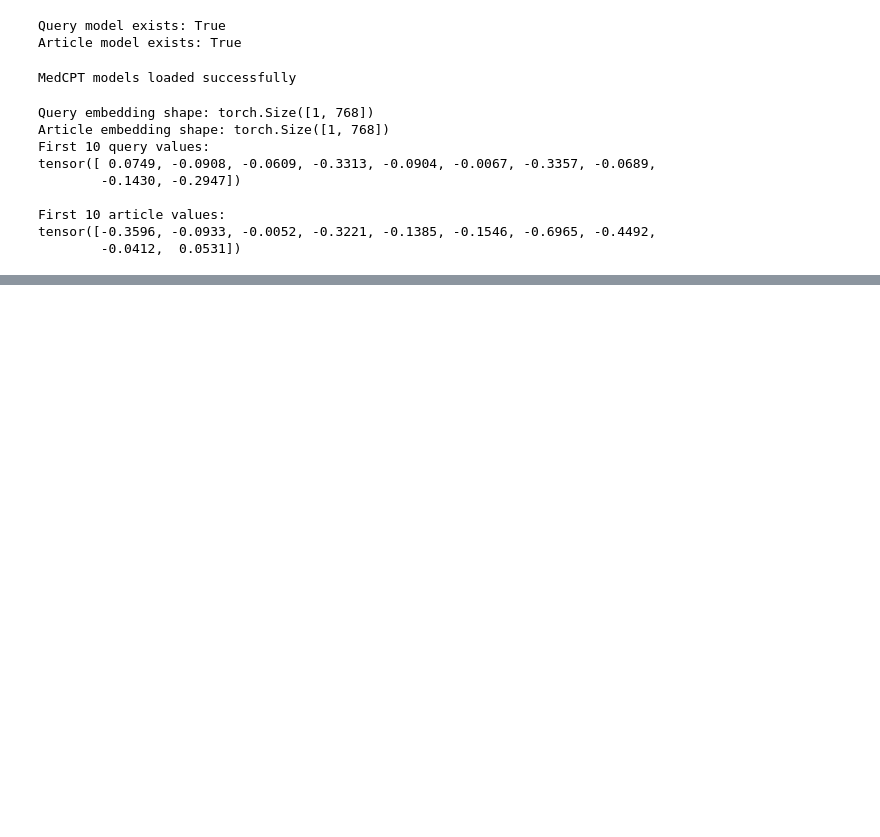
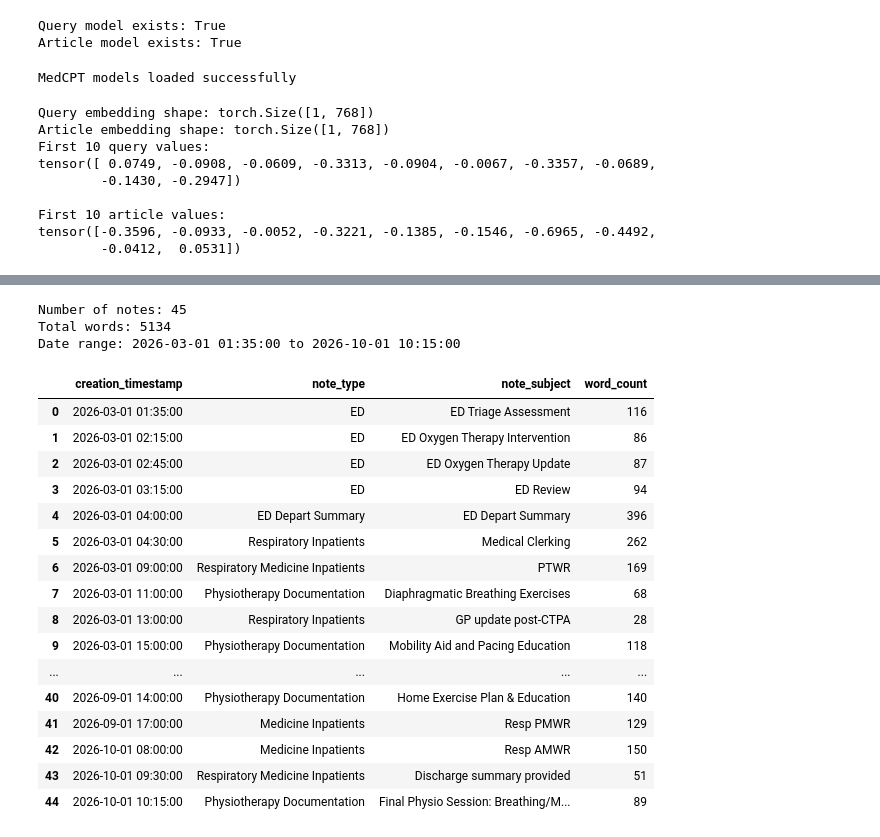
Before and after one commit to pallavi-cs-ai/clinical-summarization-eval, a Jupyter notebook: notebooks/03_workflow_2_rag_experiments.ipynb, the cells around one changed output, grey strips where cells are left out. Drawn from its saved outputs; the diff is of its cells as text; code cells hidden in the pictures; blank space fills up the shorter version.

```diff
--- a/notebooks/03_workflow_2_rag_experiments.ipynb
+++ b/notebooks/03_workflow_2_rag_experiments.ipynb
@@ -1016,0 +1584,63 @@ tensor([-0.3596, -0.0933, -0.0052, -0.3221, -0.1385, -0.1546, -0.6965, -0.4492,
+# %%
+# ============================================================
+# Inspect the selected candidate patient's clinical record
+# ============================================================
+# Candidate was selected because it has the richest unique
+# longitudinal record after deduplication:
+#   - 45 unique clinical notes
+#   - 5,134 total words
+#   - 214-day chronological span
+#
+# Before locking this patient for the 3 × 3 configuration
+# experiment, inspect the note sequence to confirm that the
+# record contains meaningful clinical progression over time.
+# ============================================================
+
+SELECTED_PERSON_ID = "c6c45c39-cd73-49dd-818d-0a7865fe8a7f"
+
+selected_patient_notes = (
+    notes_dedup[
+        notes_dedup["person_id"] == SELECTED_PERSON_ID
+    ]
+    .sort_values("creation_timestamp")
+    .reset_index(drop=True)
+)
+
+print("Number of notes:", len(selected_patient_notes))
+print("Total words:", selected_patient_notes["word_count"].sum())
+print(
+    "Date range:",
+    selected_patient_notes["creation_timestamp"].min(),
+    "to",
+    selected_patient_notes["creation_timestamp"].max()
+)
+
+selected_patient_notes[
+    [
+        "creation_timestamp",
+        "note_type",
+        "note_subject",
+        "word_count"
+    ]
+]
+# %% [output]
+Number of notes: 45
+Total words: 5134
+Date range: 2026-03-01 01:35:00 to 2026-10-01 10:15:00
+|  | creation_timestamp | note_type | note_subject | word_count |
+| 0 | 2026-03-01 01:35:00 | ED | ED Triage Assessment | 116 |
+| 1 | 2026-03-01 02:15:00 | ED | ED Oxygen Therapy Intervention | 86 |
+| 2 | 2026-03-01 02:45:00 | ED | ED Oxygen Therapy Update | 87 |
+| 3 | 2026-03-01 03:15:00 | ED | ED Review | 94 |
+| 4 | 2026-03-01 04:00:00 | ED Depart Summary | ED Depart Summary | 396 |
+| 5 | 2026-03-01 04:30:00 | Respiratory Inpatients | Medical Clerking | 262 |
+| 6 | 2026-03-01 09:00:00 | Respiratory Medicine Inpatients | PTWR | 169 |
+| 7 | 2026-03-01 11:00:00 | Physiotherapy Documentation | Diaphragmatic Breathing Exercises | 68 |
+| 8 | 2026-03-01 13:00:00 | Respiratory Inpatients | GP update post-CTPA | 28 |
+| 9 | 2026-03-01 15:00:00 | Physiotherapy Documentation | Mobility Aid and Pacing Education | 118 |
+| ... | ... | ... | ... | ... |
+| 40 | 2026-09-01 14:00:00 | Physiotherapy Documentation | Home Exercise Plan & Education | 140 |
+| 41 | 2026-09-01 17:00:00 | Medicine Inpatients | Resp PMWR | 129 |
+| 42 | 2026-10-01 08:00:00 | Medicine Inpatients | Resp AMWR | 150 |
+| 43 | 2026-10-01 09:30:00 | Respiratory Medicine Inpatients | Discharge summary provided | 51 |
+| 44 | 2026-10-01 10:15:00 | Physiotherapy Documentation | Final Physio Session: Breathing/M... | 89 |
```
Also changed, not shown: parts of 27 cells of this notebook.
